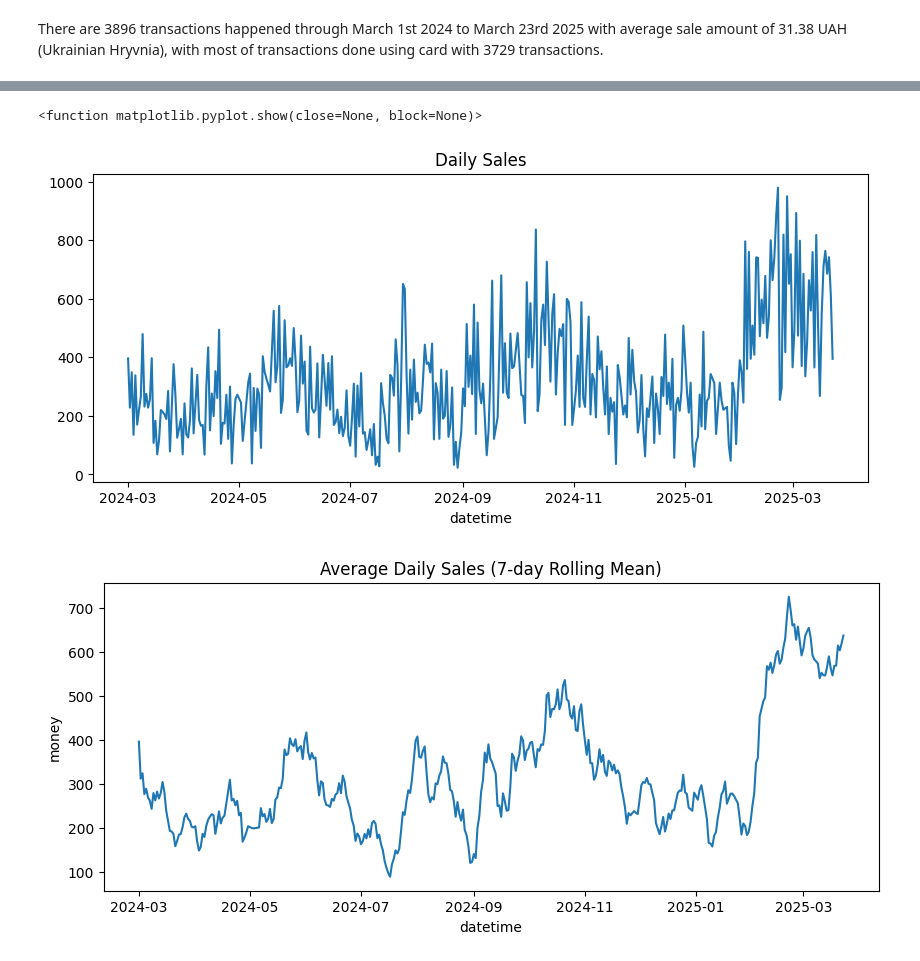
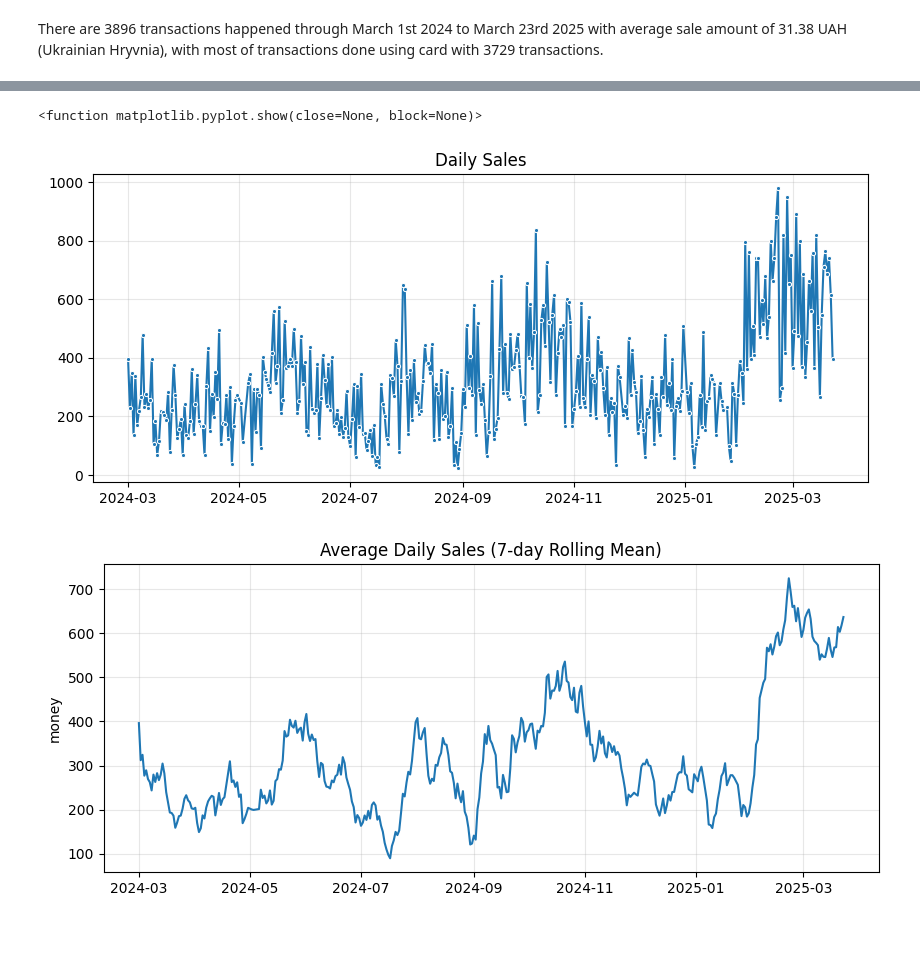
Before and after one commit to ardhii-m/coffee-sales-eda, a Jupyter notebook: notebook.ipynb, the cells around one changed output, grey strips where cells are left out. Cells and saved outputs as stored; diff of their text form; code cells hidden in the pictures; blank space fills up the shorter version.

```diff
--- a/notebook.ipynb
+++ b/notebook.ipynb
@@ -214,6 +215,7 @@ df['season'] = df['datetime'].dt.month.map(seasons)
 
 # Get day of the week from datetime
 df['day_of_week'] = df['datetime'].dt.day_name()
+df['weekdays'] = df['day_of_week'].apply(lambda x: 'Weekend' if x in ['Saturday', 'Sunday'] else 'Weekday')
 
 # get hour from datetime
 df['hour'] = df['datetime'].dt.hour
@@ -289,22 +281,26 @@ plt.show()
 # %%
 #Daily sales
 daily_sales = df.groupby(df['datetime'].dt.date)['money'].sum()
 plt.figure(figsize=(10, 4))
-sns.lineplot(x=daily_sales.index, y=daily_sales.values)
+sns.lineplot(x=daily_sales.index, y=daily_sales.values, marker='.')
 plt.title('Daily Sales')
+plt.xlabel('')
+plt.grid(alpha=0.3)
 plt.show
 # %% [output]
 <function matplotlib.pyplot.show(close=None, block=None)>
-[figure, old version]
+[figure, new version]
 # %%
 # Average Daily sales
 avg_daily_sales = daily_sales.rolling(7, min_periods=1).mean().reset_index()
 plt.figure(figsize=(10, 4))
 sns.lineplot(data=avg_daily_sales, x='datetime', y='money')
 plt.title('Average Daily Sales (7-day Rolling Mean)')
+plt.xlabel('')
+plt.grid(alpha=0.3)
 plt.show()
 # %% [output]
-[figure, old version]
+[figure, new version]
 # %%
 # monthly sales
 monthly_sales = df.groupby('month')['money'].sum().reset_index()
```
Also changed, not shown: parts of 25 cells of this notebook.
